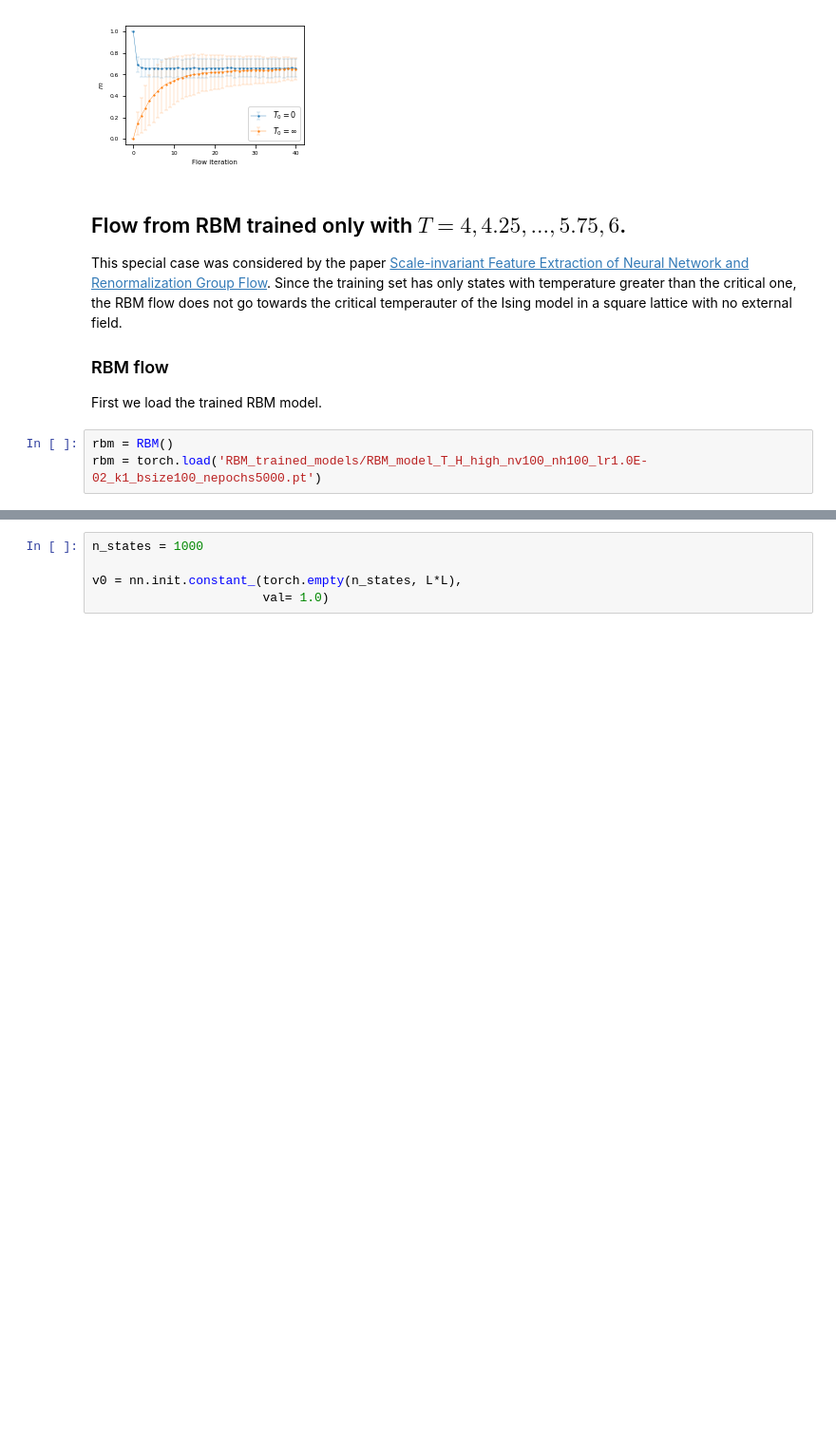
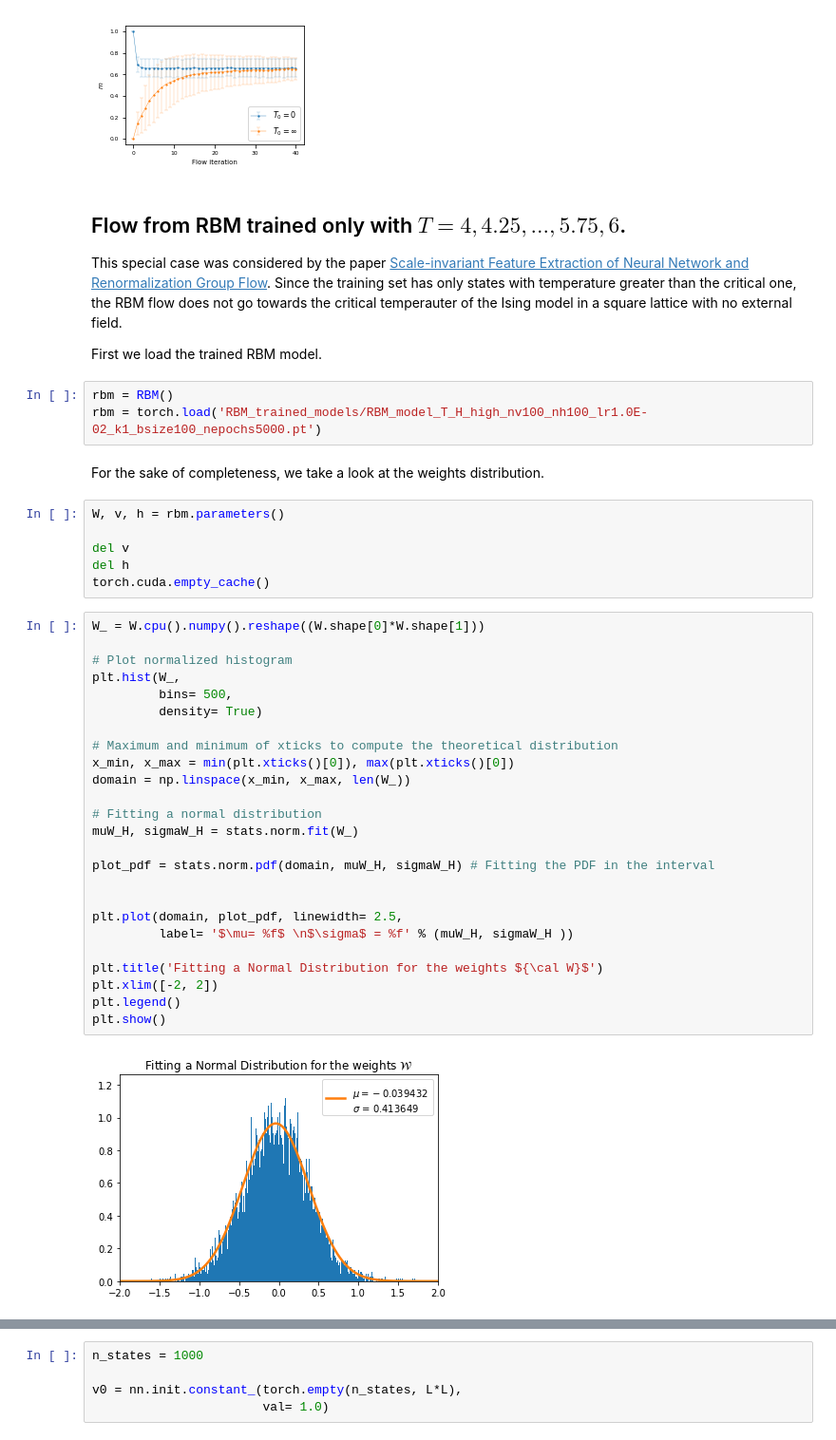
Before and after one commit to rodsveiga/rbm_flows_ising, a Jupyter notebook: main_discussion_L010.ipynb, the cells around one changed output, grey strips where cells are left out. Shown: that part at 95% size. Drawn from its saved outputs; the diff is of its cells as text; blank space fills up the shorter version.

```diff
--- a/main_discussion_L010.ipynb
+++ b/main_discussion_L010.ipynb
@@ -431,9 +483,42 @@ magnetization(flow_low= flow_,
 
 This special case was considered by the paper [Scale-invariant Feature Extraction of Neural Network and Renormalization Group Flow](https://arxiv.org/abs/1801.07172). Since the training set has only states with temperature greater than the critical one, the RBM flow does not go towards the critical temperauter of the Ising model in a square lattice with no external field.
 
-### RBM flow
-
 First we load the trained RBM model.
 # %%
 rbm = RBM()
 rbm = torch.load('RBM_trained_models/RBM_model_T_H_high_nv100_nh100_lr1.0E-02_k1_bsize100_nepochs5000.pt')
+# %% [markdown]
+For the sake of completeness, we take a look at the weights distribution.
+# %%
+W, v, h = rbm.parameters()
+
+del v
+del h
+torch.cuda.empty_cache()
+# %%
+W_ = W.cpu().numpy().reshape((W.shape[0]*W.shape[1]))
+
+# Plot normalized histogram
+plt.hist(W_,
+         bins= 500,
+         density= True)
+
+# Maximum and minimum of xticks to compute the theoretical distribution
+x_min, x_max = min(plt.xticks()[0]), max(plt.xticks()[0])
+domain = np.linspace(x_min, x_max, len(W_))
+
+# Fitting a normal distribution
+muW_H, sigmaW_H = stats.norm.fit(W_)
+
+plot_pdf = stats.norm.pdf(domain, muW_H, sigmaW_H) # Fitting the PDF in the interval
+
+
+plt.plot(domain, plot_pdf, linewidth= 2.5,
+         label= '$\mu= %f$ \n$\sigma$ = %f' % (muW_H, sigmaW_H ))
+
+plt.title('Fitting a Normal Distribution for the weights ${\cal W}$')
+plt.xlim([-2, 2])
+plt.legend()
+plt.show()
+# %% [output]
+[figure, added]
```
Also changed, not shown: parts of 50 cells of this notebook, 1 other file.
